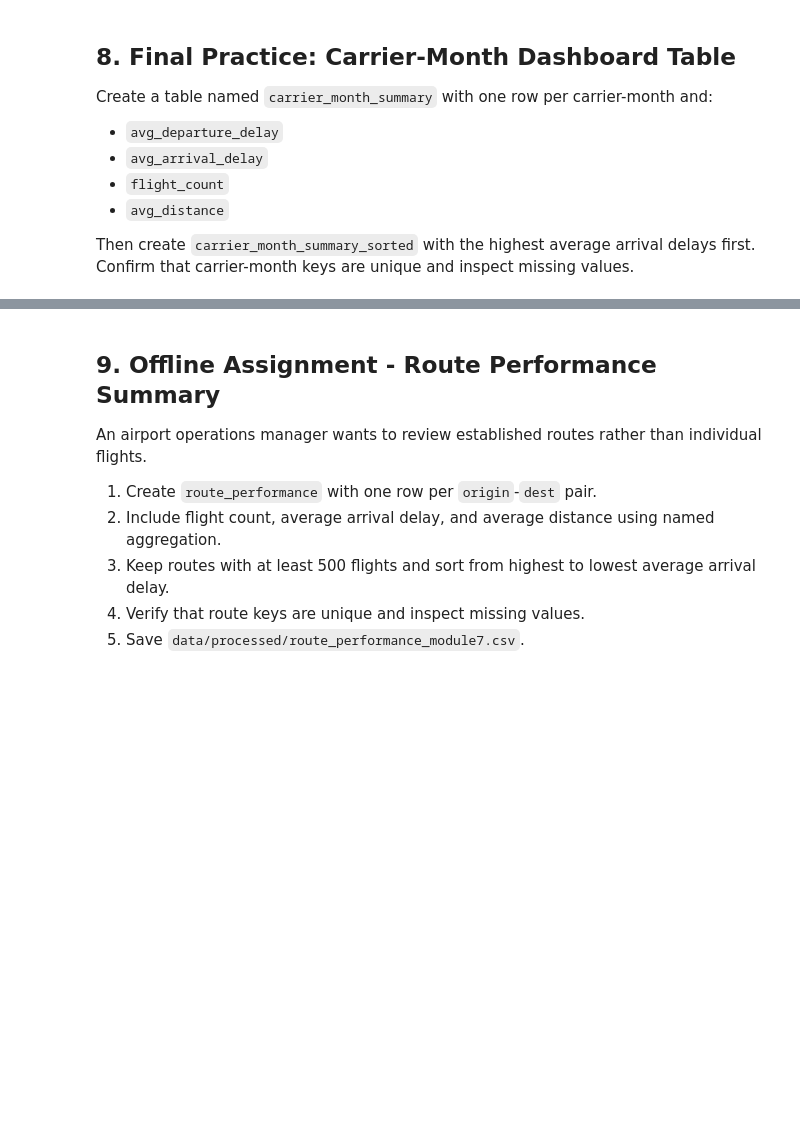
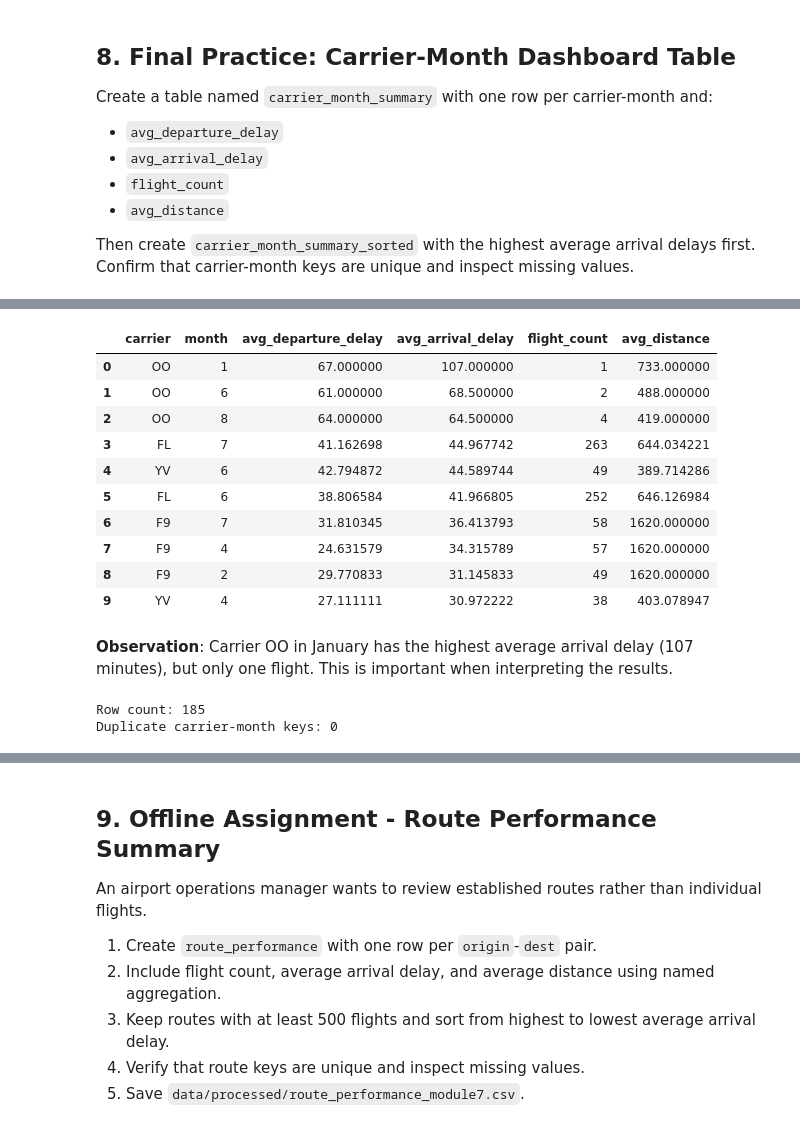
Before and after one commit to kalshaikhli/ban6003-week7-8-Karrar-Alshaikhli, a Jupyter notebook: notebooks/module7_aggregation_reshaping_guided_lab.ipynb, the cells around one changed output, grey strips where cells are left out. Cells and saved outputs as stored; diff of their text form; code cells hidden in the pictures; blank space fills up the shorter version.

```diff
--- a/notebooks/module7_aggregation_reshaping_guided_lab.ipynb
+++ b/notebooks/module7_aggregation_reshaping_guided_lab.ipynb
@@ -836,4 +853,16 @@ Then create `carrier_month_summary_sorted` with the highest average arrival dela
 # %%
 # Final Practice Step 1
 # Replace None with your carrier-month aggregation.
-carrier_month_summary = None
+
+# Karrar: Group flights by carrier and month.
+# Calculate four measures for the dashboard table.
+# Each row represents one carrier-month combination.
+
+carrier_month_summary = flights.groupby(["carrier", "month"]).agg(
+    avg_departure_delay=("dep_delay", "mean"),
+    avg_arrival_delay=("arr_delay", "mean"),
+    flight_count=("flight", "count"),
+    avg_distance=("distance", "mean")
+).reset_index()
+
+carrier_month_summary.head()
@@ -840,9 +876,45 @@ carrier_month_summary = None
 # %%
 # Final Practice Step 2
 # Create carrier_month_summary_sorted with highest average arrival delay first.
+
+
+# Karrar: Sort carrier-month combinations by average arrival delay.
+# Display the 10 combinations with the highest average arrival delays.
+
+carrier_month_summary_sorted = carrier_month_summary.sort_values(
+    "avg_arrival_delay", ascending=False
+).reset_index(drop=True)
+
+carrier_month_summary_sorted.head(10)
+# %% [output]
+|  | carrier | month | avg_departure_delay | avg_arrival_delay | flight_count | avg_distance |
+| 0 | OO | 1 | 67.000000 | 107.000000 | 1 | 733.000000 |
+| 1 | OO | 6 | 61.000000 | 68.500000 | 2 | 488.000000 |
+| 2 | OO | 8 | 64.000000 | 64.500000 | 4 | 419.000000 |
+| 3 | FL | 7 | 41.162698 | 44.967742 | 263 | 644.034221 |
+| 4 | YV | 6 | 42.794872 | 44.589744 | 49 | 389.714286 |
+| 5 | FL | 6 | 38.806584 | 41.966805 | 252 | 646.126984 |
+| 6 | F9 | 7 | 31.810345 | 36.413793 | 58 | 1620.000000 |
+| 7 | F9 | 4 | 24.631579 | 34.315789 | 57 | 1620.000000 |
+| 8 | F9 | 2 | 29.770833 | 31.145833 | 49 | 1620.000000 |
+| 9 | YV | 4 | 27.111111 | 30.972222 | 38 | 403.078947 |
+# %% [markdown]
+**Observation**: Carrier OO in January has the highest average arrival delay (107 minutes), but only one flight. This is important when interpreting the results.
 # %%
 # Final Practice Step 3
 # Check for duplicate carrier-month keys. The expected result is 0.
+
+
+# Karrar: Check for duplicate carrier-month combinations.
+# Each carrier-month combination should appear only once.
+
+print("Row count:", carrier_month_summary.shape[0])
+
+print("Duplicate carrier-month keys:",
+      carrier_month_summary[["carrier", "month"]].duplicated().sum())
+# %% [output]
+Row count: 185
+Duplicate carrier-month keys: 0
 # %%
 # Final Practice Step 4
 # Check missing values in carrier_month_summary.
```
Also changed, not shown: parts of 7 cells of this notebook, 1 other file.
